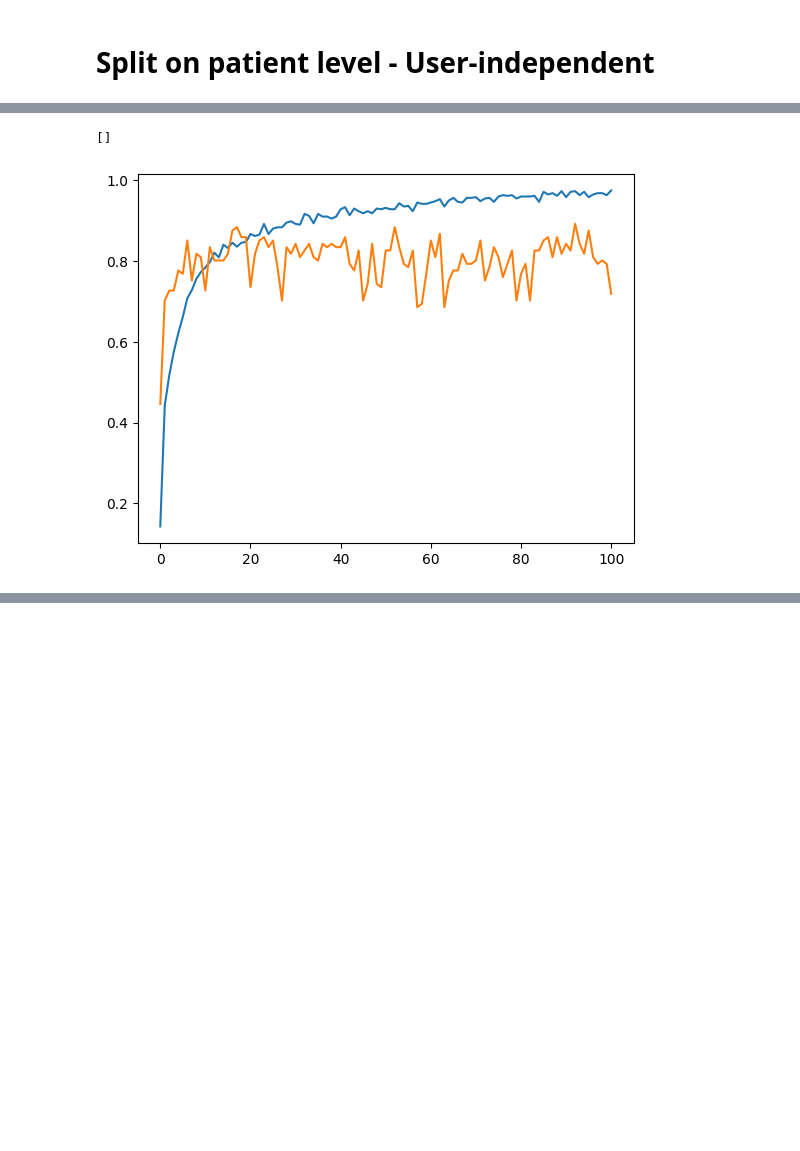
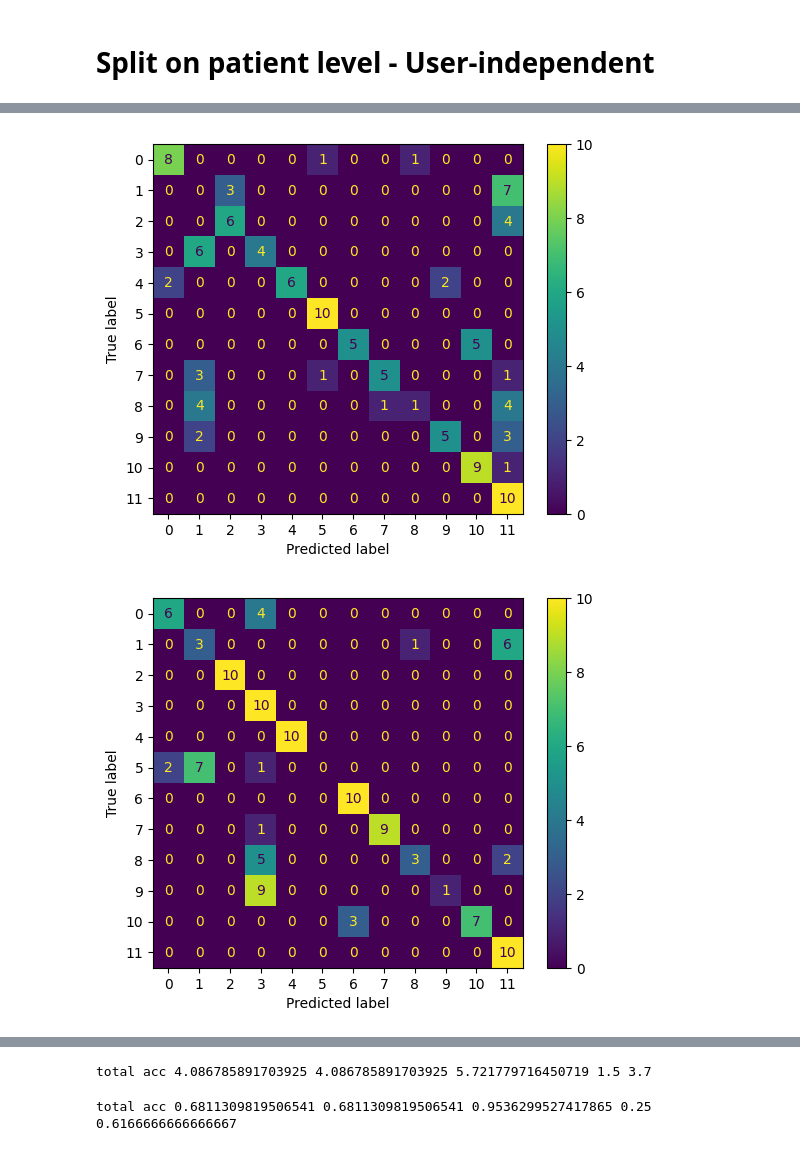
Before and after one commit to yzhao07/MLMA_EOG, a Jupyter notebook: CNN/CNN.ipynb, the cells around one changed output, grey strips where cells are left out. Drawn from its saved outputs; the diff is of its cells as text; code cells hidden in the pictures; blank space fills up the shorter version.

```diff
--- a/CNN/CNN.ipynb
+++ b/CNN/CNN.ipynb
@@ -65,0 +99,15 @@ def get_original_feature_label(path):
+# %%
+def evaluate(y_true, y_pred,y_prob):
+    f1 = f1_score(y_true, y_pred,average = 'micro')
+    acc = accuracy_score(y_true, y_pred)
+    cm = confusion_matrix(y_true, y_pred)
+    disp = ConfusionMatrixDisplay(confusion_matrix=cm,
+                              display_labels=[0,1,2,3,4,5,6,7,8,9,10,11])
+    disp.plot()
+    plt.show()
+    class_accuracy = cm.diagonal()/cm.sum(axis=1)
+    specificity = class_accuracy[1]
+    sensitivity = class_accuracy[0]
+    auc = roc_auc_score(y_true,y_prob,multi_class="ovr",average="micro")
+
+    return f1,acc,specificity,sensitivity,auc,cm
@@ -78,6 +158,6 @@ class MYDataset(Dataset):
 
     def __getitem__(self, idx):
         f = self.feature[idx]
-        f = f[np.newaxis,:,:]
+        #f = f[np.newaxis,:,:]
         l = self.label[idx]
         return f, l
@@ -83,0 +166,3 @@ class MYDataset(Dataset):
+# %%
+patient = ["001","002","003","004","005","006"]
+test_split = [["01","02"],["03","04"],["05","06"],["07","08"],["09","10"]]
@@ -232,8 +296,0 @@ test acc:  0.71900826446281
-# %%
-import matplotlib.pyplot as plt
-plt.plot(range(num_epochs),train_acc,label="train")
-plt.plot(range(num_epochs),test_acc,label="test")
-plt.plot()
-# %% [output]
-[]
-[figure, removed]
@@ -239,0 +328,36 @@ plt.plot()
+# %%
+patient = ["001","002","003","004","005","006"]
+Acc = 0
+F1 = 0
+AUC = 0
+Spec = 0
+Sens = 0
+for test_patient in patient:
+    train_patient= ["001","002","003","004","005","006"]
+    train_patient.remove(test_patient)
+    X_train,X_test, y_train,y_test = my_train_test_split_user_independent(test_patient,train_patient)
+    train_data = MYDataset(X_train,y_train)
+    train_dataloader  = DataLoader(train_data, batch_size=16, shuffle=True)
+    test_data = MYDataset(X_test,y_test)
+    test_dataloader  = DataLoader(test_data, batch_size=16, shuffle=True)
+
+    # set new model
+    torch.manual_seed(42)
+    model = classficiation()
+    lr = 0.0001
+    optimizer = torch.optim.SGD(model.parameters(), lr=lr, momentum=0.9)
+    criterion = nn.CrossEntropyLoss()
+    num_epochs = 50
+        # train
+    model = train(model,train_dataloader,num_epochs,optimizer,criterion)
+        # evaluate
+    f1,acc,specificity,sensitivity,auc = eval(model,test_dataloader,m)
+    Acc += acc
+    F1 += f1
+    AUC += auc
+    Spec += specificity
+    Sens += sensitivity
+print("total acc", Acc/6,F1/6,AUC/6,Spec/6,Sens/6 )
+# %% [output]
+[figure, added]
+[figure, added]
@@ -239,0 +368,5 @@ plt.plot()
+total acc 4.086785891703925 4.086785891703925 5.721779716450719 1.5 3.7
+# %%
+print("total acc", Acc/6,F1/6,AUC/6,Spec/6,Sens/6 )
+# %% [output]
+total acc 0.6811309819506541 0.6811309819506541 0.9536299527417865 0.25 0.6166666666666667
```
Also changed, not shown: parts of 16 cells of this notebook, 1 other file.
